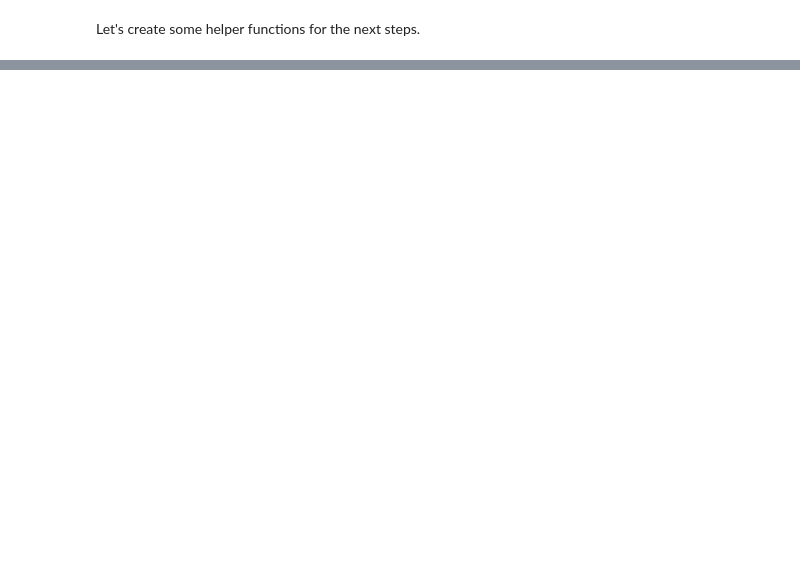
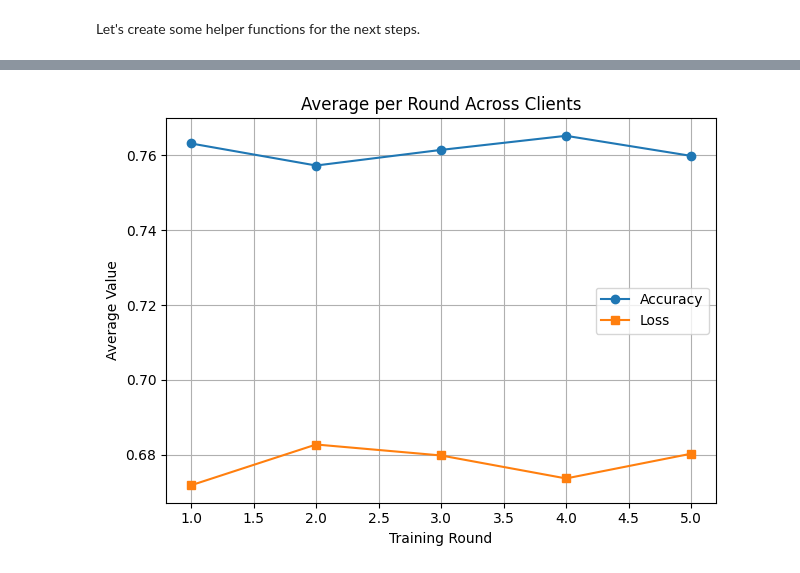
Before and after one commit to olliglorioso/federated-learning-project, a Jupyter notebook: main2.ipynb, the cells around one changed output, grey strips where cells are left out. Cells and saved outputs as stored; diff of their text form; code cells hidden in the pictures; blank space fills up the shorter version.

```diff
--- a/main2.ipynb
+++ b/main2.ipynb
@@ -363,0 +153,6 @@ plt.close()
+# %%
+global_model = create_model()
+initial_weights = global_model.get_weights()
+global_model.summary()
+
+G = create_graph()
@@ -363,0 +323,35 @@ plt.close()
+# %%
+import re
+
+with open("koira.txt", "r") as file:
+    lines = file.readlines()
+
+losses = []
+accuracies = []
+
+for line in lines:
+    match = re.search(r"Loss:\s*([0-9.]+)\s*,\s*acc:\s*([0-9.]+)", line)
+    if match:
+        loss = float(match.group(1))
+        acc = float(match.group(2))
+        losses.append(loss)
+        accuracies.append(acc)
+# %%
+accs = np.array(accuracies).reshape(51, 5)
+losses = np.array(losses).reshape(51, 5)
+
+mean1 = accs.mean(axis=0)
+mean2 = losses.mean(axis=0)
+
+rounds = np.arange(1, 6)
+plt.plot(rounds, mean1, marker='o', label='Accuracy')
+plt.plot(rounds, mean2, marker='s', label='Loss')
+plt.xlabel('Training Round')
+plt.ylabel('Average Value')
+plt.title('Average per Round Across Clients')
+plt.legend()
+plt.grid(True)
+plt.tight_layout()
+plt.show()
+# %% [output]
+[figure, added]
```
Also changed, not shown: parts of 13 cells of this notebook.
